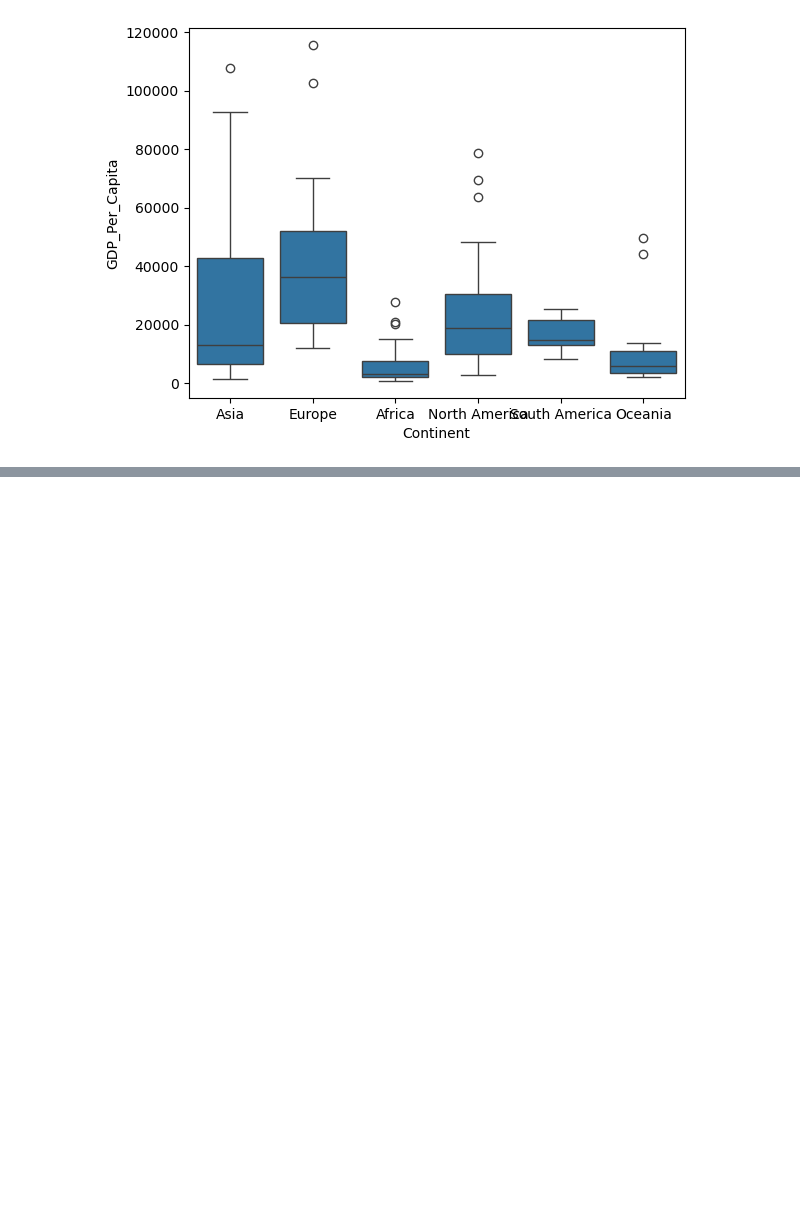
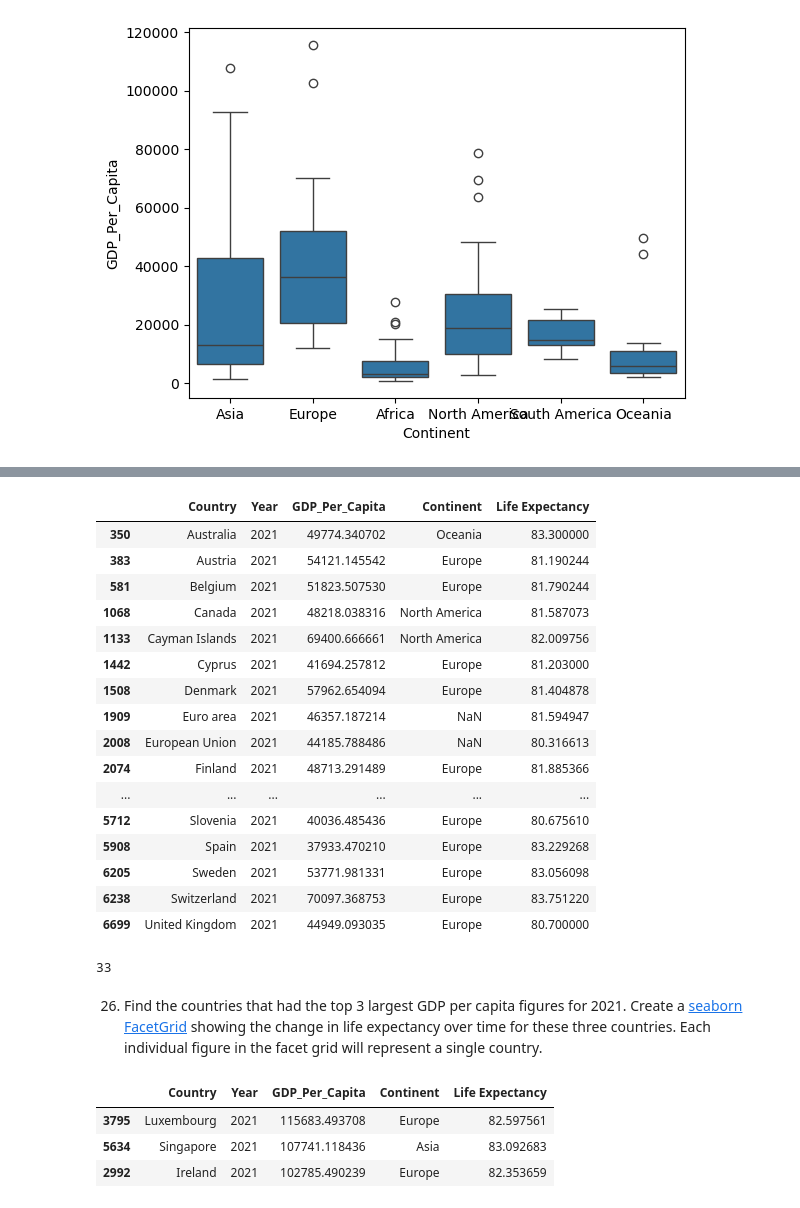
Before and after one commit to nss-data-science-cohort-8/un-exploration-GetGubbz, a Jupyter notebook: UN_Data_Exploration.ipynb, the cells around one changed output, grey strips where cells are left out. Drawn from its saved outputs; the diff is of its cells as text; code cells hidden in the pictures; blank space fills up the shorter version.

```diff
--- a/UN_Data_Exploration.ipynb
+++ b/UN_Data_Exploration.ipynb
@@ -389,0 +488,33 @@ sns.boxplot(gdp_2021, x ='Continent', y = 'GDP_Per_Capita' )
+# %%
+gdp_le_2021[gdp_le_2021['Life Expectancy'] >= 80]
+# %% [output]
+|  | Country | Year | GDP_Per_Capita | Continent | Life Expectancy |
+| 350 | Australia | 2021 | 49774.340702 | Oceania | 83.300000 |
+| 383 | Austria | 2021 | 54121.145542 | Europe | 81.190244 |
+| 581 | Belgium | 2021 | 51823.507530 | Europe | 81.790244 |
+| 1068 | Canada | 2021 | 48218.038316 | North America | 81.587073 |
+| 1133 | Cayman Islands | 2021 | 69400.666661 | North America | 82.009756 |
+| 1442 | Cyprus | 2021 | 41694.257812 | Europe | 81.203000 |
+| 1508 | Denmark | 2021 | 57962.654094 | Europe | 81.404878 |
+| 1909 | Euro area | 2021 | 46357.187214 | NaN | 81.594947 |
+| 2008 | European Union | 2021 | 44185.788486 | NaN | 80.316613 |
+| 2074 | Finland | 2021 | 48713.291489 | Europe | 81.885366 |
+| ... | ... | ... | ... | ... | ... |
+| 5712 | Slovenia | 2021 | 40036.485436 | Europe | 80.675610 |
+| 5908 | Spain | 2021 | 37933.470210 | Europe | 83.229268 |
+| 6205 | Sweden | 2021 | 53771.981331 | Europe | 83.056098 |
+| 6238 | Switzerland | 2021 | 70097.368753 | Europe | 83.751220 |
+| 6699 | United Kingdom | 2021 | 44949.093035 | Europe | 80.700000 |
+# %%
+len(gdp_le_2021[gdp_le_2021['Life Expectancy'] >= 80])
+# %% [output]
+33
+# %% [markdown]
+26. Find the countries that had the top 3 largest GDP per capita figures for 2021. Create a [seaborn FacetGrid](https://seaborn.pydata.org/generated/seaborn.FacetGrid.html) showing the change in life expectancy over time for these three countries. Each individual figure in the facet grid will represent a single country.
+# %%
+gdp_le_2021.sort_values('GDP_Per_Capita', ascending = False).head(3)
+# %% [output]
+|  | Country | Year | GDP_Per_Capita | Continent | Life Expectancy |
+| 3795 | Luxembourg | 2021 | 115683.493708 | Europe | 82.597561 |
+| 5634 | Singapore | 2021 | 107741.118436 | Asia | 83.092683 |
+| 2992 | Ireland | 2021 | 102785.490239 | Europe | 82.353659 |
```
Also changed, not shown: parts of 21 cells of this notebook.
